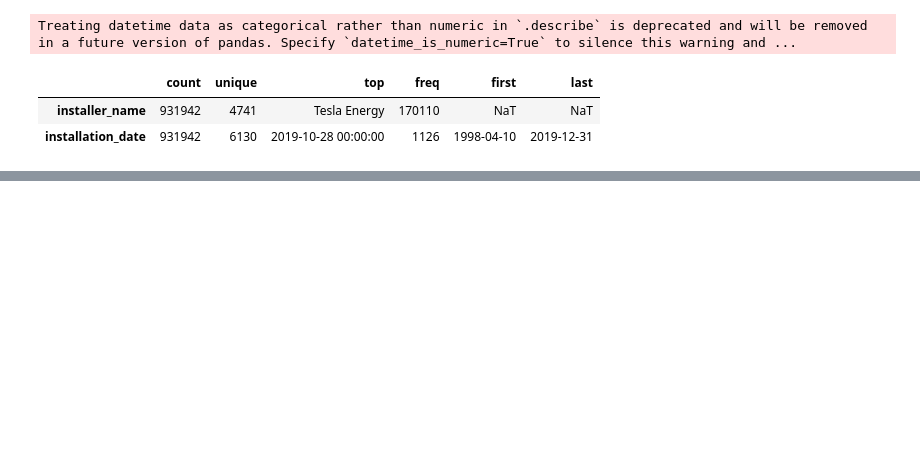
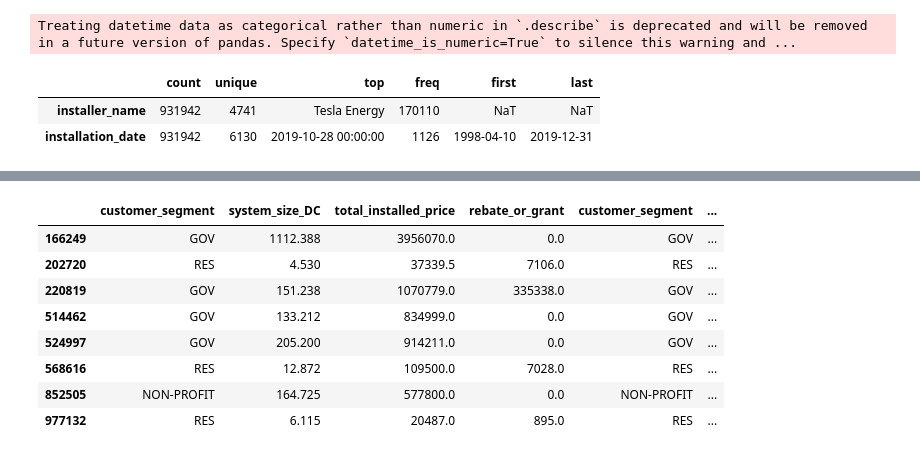
Before and after one commit to klehik/AI-DA-Projekti, a Jupyter notebook: testit/testi_atte.ipynb, the cells around one changed output, grey strips where cells are left out. Drawn from its saved outputs; the diff is of its cells as text; code cells hidden in the pictures; blank space fills up the shorter version.

```diff
--- a/testit/testi_atte.ipynb
+++ b/testit/testi_atte.ipynb
@@ -336,14 +331,3 @@ Treating datetime data as categorical rather than numeric in `.describe` is depr
 |  | count | unique | top | freq | first | last |
 | installer_name | 931942 | 4741 | Tesla Energy | 170110 | NaT | NaT |
 | installation_date | 931942 | 6130 | 2019-10-28 00:00:00 | 1126 | 1998-04-10 | 2019-12-31 |
-# %%
-
-df_test = df[["inverter_quantity_1", "inverter_quantity_2", "inverter_quantity_3","inverter_manufacturer_1","inverter_manufacturer_2","inverter_manufacturer_3", "multiple_phase_system"]]
-
-df_test = df_test[(df_test["inverter_quantity_2"] != -9999.0) | (df_test["inverter_quantity_3"] != -9999.0 )]
-
-df_test
-
-
-#df.filter(items=['output_capacity_inverter_1',
-      # 'output_capacity_inverter_2', 'output_capacity_inverter_3']).max(1)
@@ -365,0 +362,2 @@ df_test
+# %%
+df_test2 = df[lista].copy()
@@ -365,0 +384,34 @@ df_test
+# %%
+
+
+set2 = [col for col in df_test2.columns if "2" in col]
+set3 = [col for col in df_test2.columns if "3" in col]
+# %%
+df_test.columns
+
+
+
+df_test2 = df_test2.replace([-9999, '-9999', -9999.0], np.nan)
+
+#df_test2 = df_test2[["inverter_quantity_1", "inverter_quantity_2", "inverter_quantity_3","inverter_manufacturer_1","inverter_manufacturer_2","inverter_manufacturer_3", "multiple_phase_system","expansion_system"]]
+
+#df_test2 = df_test2[(df_test2[set2].notnull().all(1)) | (df_test2[set3].notnull().all(1))]
+
+df_test2 = df_test2.dropna(subset=set2)
+df_test2 = df_test2.dropna(subset=set3)
+
+df_test2.head(10)
+
+
+#df.filter(items=['output_capacity_inverter_1',
+      # 'output_capacity_inverter_2', 'output_capacity_inverter_3']).max(1)
+# %% [output]
+|  | customer_segment | system_size_DC | total_installed_price | rebate_or_grant | customer_segment | ... |
+| 166249 | GOV | 1112.388 | 3956070.0 | 0.0 | GOV | ... |
+| 202720 | RES | 4.530 | 37339.5 | 7106.0 | RES | ... |
+| 220819 | GOV | 151.238 | 1070779.0 | 335338.0 | GOV | ... |
+| 514462 | GOV | 133.212 | 834999.0 | 0.0 | GOV | ... |
+| 524997 | GOV | 205.200 | 914211.0 | 0.0 | GOV | ... |
+| 568616 | RES | 12.872 | 109500.0 | 7028.0 | RES | ... |
+| 852505 | NON-PROFIT | 164.725 | 577800.0 | 0.0 | NON-PROFIT | ... |
+| 977132 | RES | 6.115 | 20487.0 | 895.0 | RES | ... |
```
Also changed, not shown: parts of 18 cells of this notebook.
